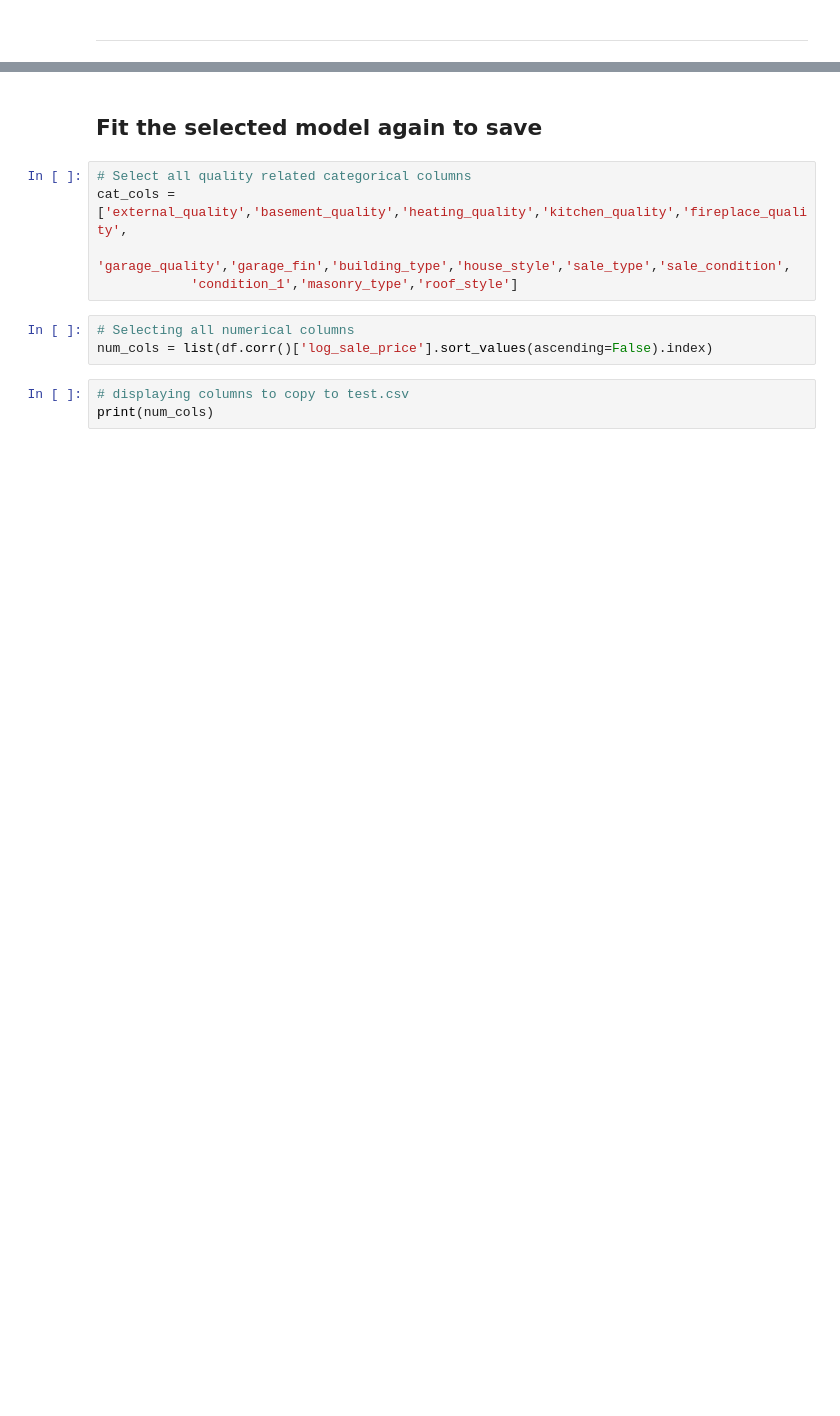
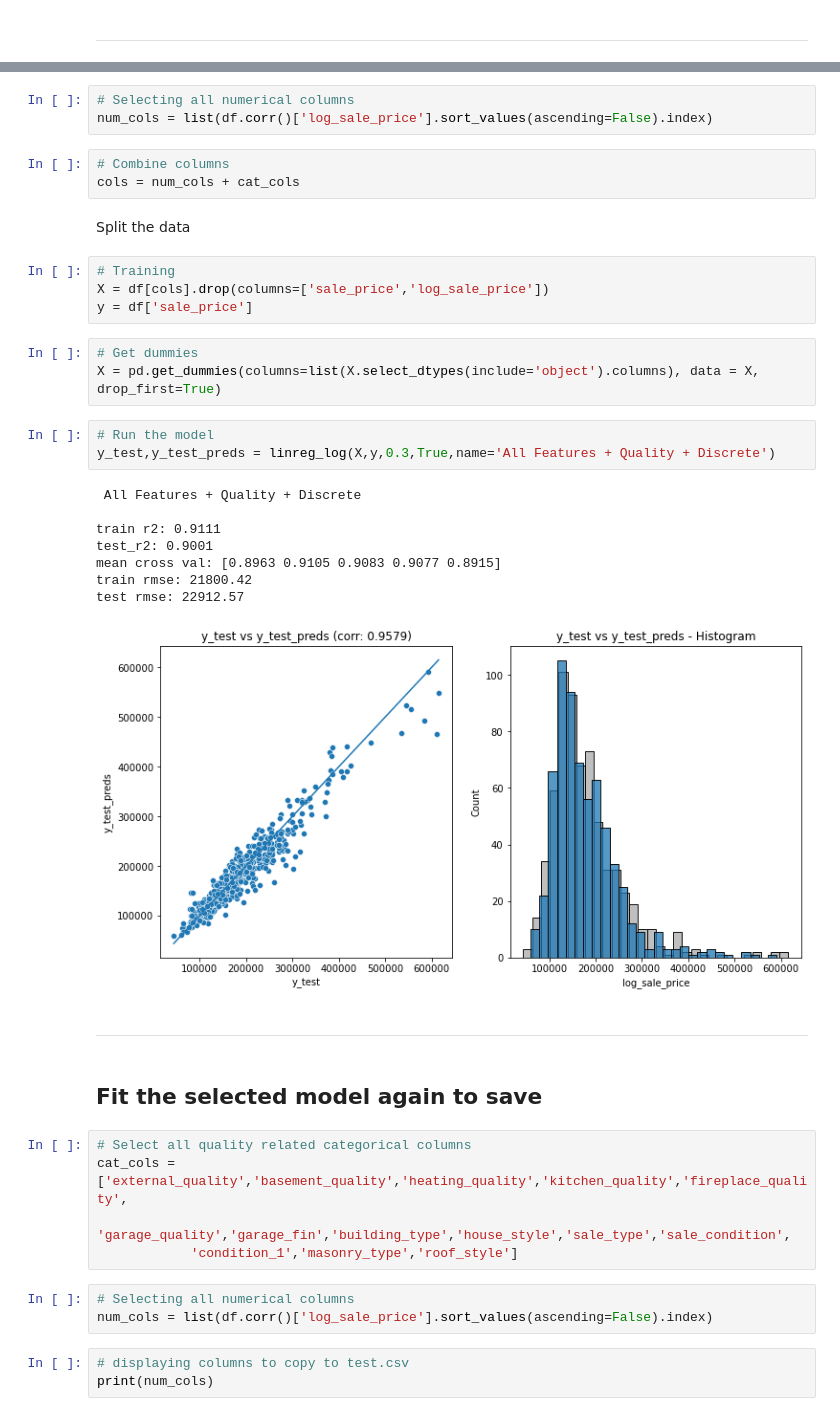
Before and after one commit to krisgch/dsi_project_ames, a Jupyter notebook: code/04_model_comparison.ipynb, the cells around one changed output, grey strips where cells are left out. Cells and saved outputs as stored; diff of their text form; blank space fills up the shorter version.

Commit message:
add discrete to category method

```diff
--- a/code/04_model_comparison.ipynb
+++ b/code/04_model_comparison.ipynb
@@ -324,3 +360,32 @@ test rmse: 21113.81
+# %%
+# Selecting all numerical columns
+num_cols = list(df.corr()['log_sale_price'].sort_values(ascending=False).index)
+# %%
+# Combine columns
+cols = num_cols + cat_cols
+# %% [markdown]
+Split the data
+# %%
+# Training
+X = df[cols].drop(columns=['sale_price','log_sale_price'])
+y = df['sale_price']
+# %%
+# Get dummies
+X = pd.get_dummies(columns=list(X.select_dtypes(include='object').columns), data = X, drop_first=True)
+# %%
+# Run the model
+y_test,y_test_preds = linreg_log(X,y,0.3,True,name='All Features + Quality + Discrete')
+# %% [output]
+ All Features + Quality + Discrete
+
+train r2: 0.9111
+test_r2: 0.9001
+mean cross val: [0.8963 0.9105 0.9083 0.9077 0.8915]
+train rmse: 21800.42
+test rmse: 22912.57
+[figure, added]
+# %% [markdown]
+---
 # %% [markdown]
 ## Fit the selected model again to save
 # %%
```
Also changed, not shown: parts of 13 cells of this notebook, 6 other files.
